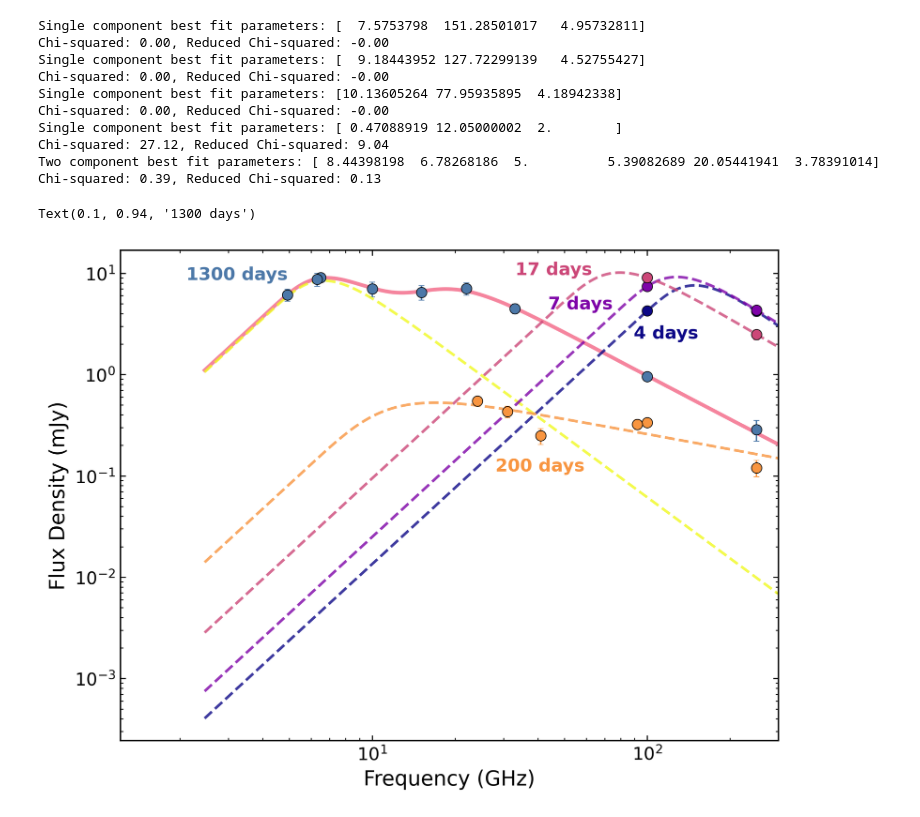
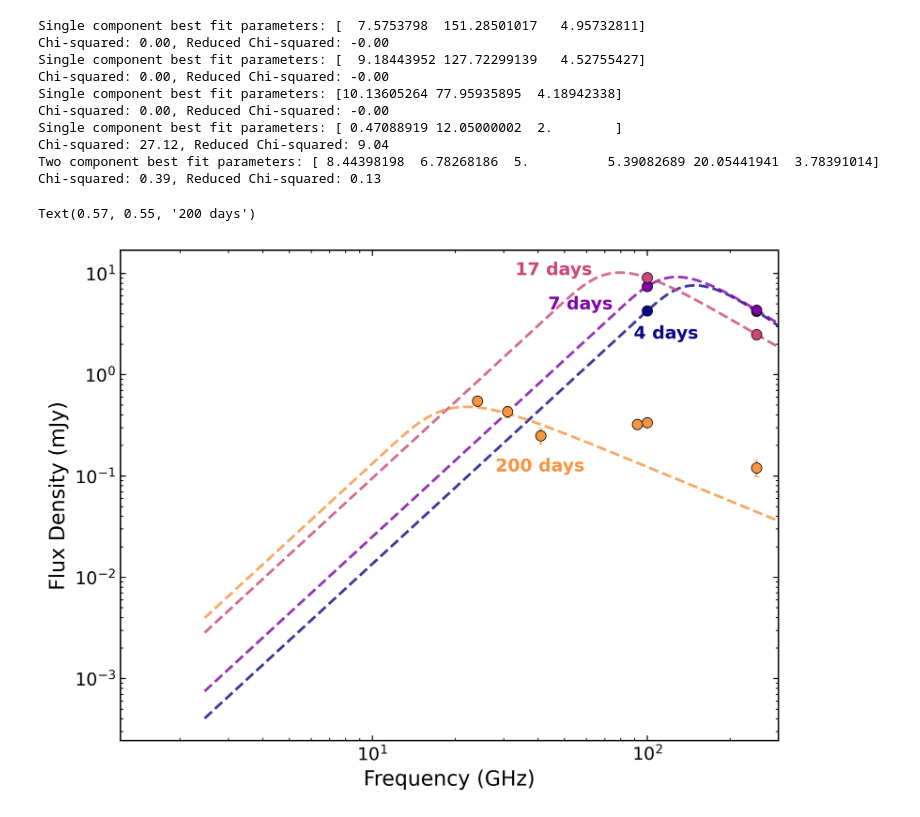
Before and after one commit to AnnikaDeutsch/SN2018ivc_2026, a Jupyter notebook: earlier_epochs_comp.ipynb, the cells around one changed output. Cells and saved outputs as stored; diff of their text form; code cells hidden in the pictures.

Commit message:
make colors more pallatable for presentation

```diff
--- a/earlier_epochs_comp.ipynb
+++ b/earlier_epochs_comp.ipynb
@@ -113,7 +113,7 @@ color_fits = [
     "#7e03a8",  # purple
     "#cc4778",  # pink
     "#f89540",  # orange
-    "#f0f921",  # yellow
+    "#D4710A",  # dark orange
 ]
 
 data_epoch = data[((data['phase']>=1200) & (data['phase']<=1400))]
@@ -133,20 +133,20 @@ ax.set_ylabel('Flux Density (mJy)')
 #ax.set_title(f"SED at {avg_phase:.1f} days")
 #ax.legend()
 
-ax.errorbar(freq, flux, yerr=data_epoch['flux_err'], fmt='o', ms=7, capsize=2, elinewidth=1, color=blue,
-            mec='black', mew=0.5,label='Data')
+#ax.errorbar(freq, flux, yerr=data_epoch['flux_err'], fmt='o', ms=7, capsize=2, elinewidth=1, color=blue,
+#            mec='black', mew=0.5,label='Data')
 # plot best fit curve
 freq_range = np.logspace(np.log10(min(freq)*0.5), np.log10(max(freq)*1.5), 200)
-best_fit_params = [8.44397724245342,6.782679571348622,4.999999999999997, 5.390828461554526,20.05438971340149,3.783907567649094]
+best_fit_params = [8.44397724245342,6.782679571348622,3.24, 5.390828461554526,20.05438971340149,3.783907567649094]
 colors = ['orange', 'green', 'purple']
 labels = ['Component 1', 'Component 2', 'Component 3']
 # plot depending on how many components should be plotted
 best_fit = functions.F_SSA_Nayana_2comp(freq_range, *best_fit_params)
-ax.plot(freq_range, best_fit, color=pink, lw=2.5, label='Best Fit')
+#ax.plot(freq_range, best_fit, color=pink, lw=2.5, label='Best Fit')
 # plot component curves
 comp1_curve = functions.F_SSA_Nayana(freq_range, best_fit_params[0], best_fit_params[1], best_fit_params[2])
 comp2_curve = functions.F_SSA_Nayana(freq_range, best_fit_params[3], best_fit_params[4], best_fit_params[5])
-ax.plot(freq_range, comp1_curve, label=labels[0], color=color_fits[-1], linestyle='--', alpha=0.8, lw=1.8)
+#ax.plot(freq_range, comp1_curve, label=labels[0], color=color_fits[-1], linestyle='--', alpha=0.8, lw=1.8)
 #ax.plot(freq_range, comp2_curve, label=labels[1], color=colors[1], linestyle='--', alpha=0.8, lw=1.8)
 
 
@@ -162,36 +162,36 @@ ax.text(0.78, y_positions[0], "4 days",
         transform=ax.transAxes,
         color=color_fits[0], fontsize=12, weight='bold')
 
 data_7 = data[((data['phase']>=5) & (data['phase']<=10))]
 ax.errorbar(data_7['freq'], data_7['flux'], yerr=data_7['flux_err'], fmt='o', ms=7, capsize=2, elinewidth=1, color=color_fits[1],
             mec='black', mew=0.5,label='Data')
 day7_curve = functions.F_SSA_Nayana(freq_range,   9.18443952, 127.72299139,   4.52755427)
 ax.plot(freq_range, day7_curve, label=labels[0], color=color_fits[1], linestyle='--', alpha=0.8, lw=1.8)
 ax.text(0.65, y_positions[1], "7 days",
         transform=ax.transAxes,
         color=color_fits[1], fontsize=12, weight='bold')
 
 data_17 = data[((data['phase']>=10) & (data['phase']<=20))]
 ax.errorbar(data_17['freq'], data_17['flux'], yerr=data_17['flux_err'], fmt='o', ms=7, capsize=2, elinewidth=1, color=color_fits[2],
             mec='black', mew=0.5,label='Data')
 day17_curve = functions.F_SSA_Nayana(freq_range,10.13605264, 77.95935895,  4.18942338)
 ax.plot(freq_range, day17_curve, label=labels[0], color=color_fits[2], linestyle='--', alpha=0.8, lw=1.8)
 ax.text(0.6, y_positions[2], "17 days",
         transform=ax.transAxes,
         color=color_fits[2], fontsize=12, weight='bold')
 
 data_200 = data[((data['phase']>=180) & (data['phase']<=300))]
 ax.errorbar(data_200['freq'], data_200['flux'], yerr=data_200['flux_err'], fmt='o', ms=7, capsize=2, elinewidth=1, color=color_fits[3],
             mec='black', mew=0.5,label='Data')
-day200_curve = functions.F_SSA_Nayana(freq_range, 0.47088919, 12.05000002,  2.0)
+day200_curve = functions.F_SSA_Nayana(freq_range, 0.47088919,20.0,  3.24)
 ax.plot(freq_range, day200_curve, label=labels[0], color=color_fits[3], linestyle='--', alpha=0.8, lw=1.8)
 ax.text(0.57, y_positions[3], "200 days",
         transform=ax.transAxes,
         color=color_fits[3], fontsize=12, weight='bold')
 
-ax.text(0.1, y_positions[4], "1300 days",
-        transform=ax.transAxes,
-        color=blue, fontsize=12, weight='bold')
+# ax.text(0.1, y_positions[4], "1300 days",
+#         transform=ax.transAxes,
+#         color=blue, fontsize=12, weight='bold')
 # %% [output]
-Text(0.1, 0.94, '1300 days')
+Text(0.57, 0.55, '200 days')
-[figure, old version]
+[figure, new version]
```
